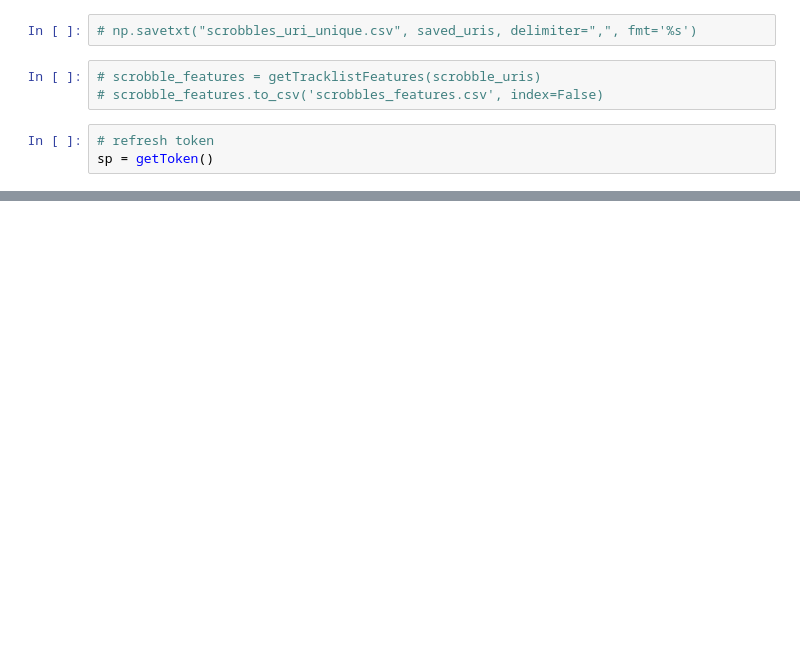
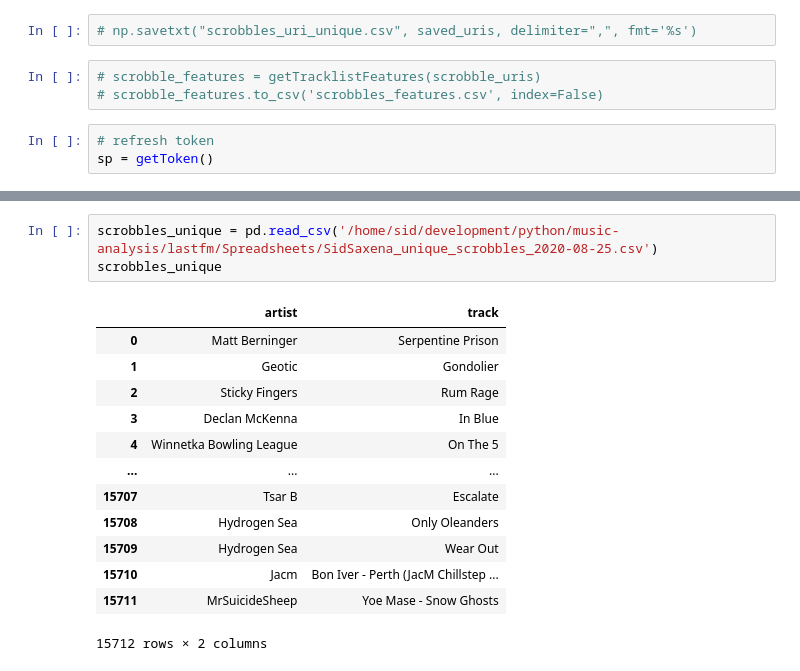
Before and after one commit to SidSaxena/music-analysis, a Jupyter notebook: spotify/spotify_final.ipynb, the cells around one changed output, grey strips where cells are left out. Cells and saved outputs as stored; diff of their text form; blank space fills up the shorter version.

```diff
--- a/spotify/spotify_final.ipynb
+++ b/spotify/spotify_final.ipynb
@@ -348,0 +365,17 @@ sp = getToken()
+# %%
+scrobbles_unique = pd.read_csv('/home/sid/development/python/music-analysis/lastfm/Spreadsheets/SidSaxena_unique_scrobbles_2020-08-25.csv')
+scrobbles_unique
+# %% [output]
+|  | artist | track |
+| 0 | Matt Berninger | Serpentine Prison |
+| 1 | Geotic | Gondolier |
+| 2 | Sticky Fingers | Rum Rage |
+| 3 | Declan McKenna | In Blue |
+| 4 | Winnetka Bowling League | On The 5 |
+| ... | ... | ... |
+| 15707 | Tsar B | Escalate |
+| 15708 | Hydrogen Sea | Only Oleanders |
+| 15709 | Hydrogen Sea | Wear Out |
+| 15710 | Jacm | Bon Iver - Perth (JacM Chillstep ... |
+| 15711 | MrSuicideSheep | Yoe Mase - Snow Ghosts |
+15712 rows × 2 columns
```
Also changed, not shown: parts of 7 cells of this notebook.
